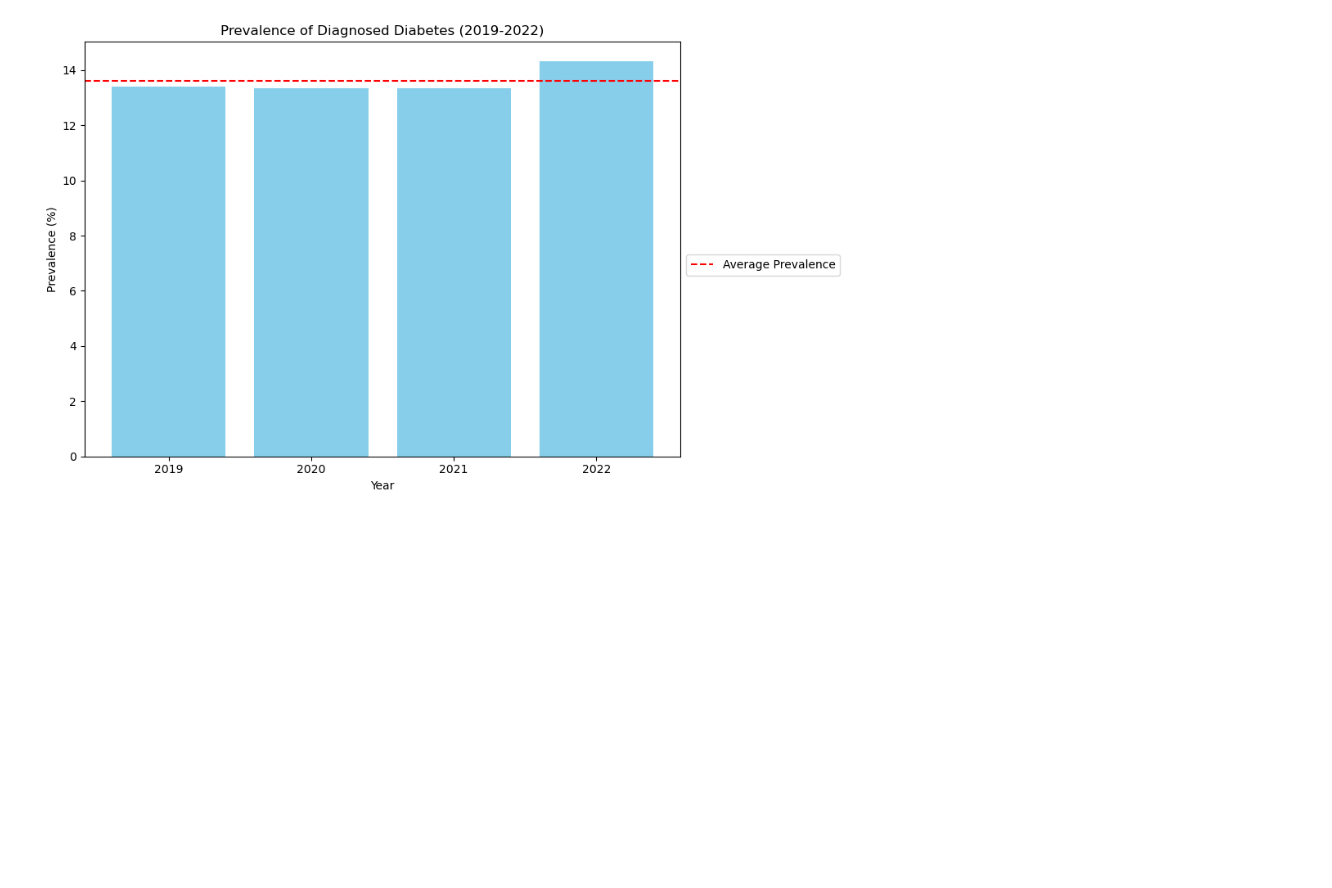
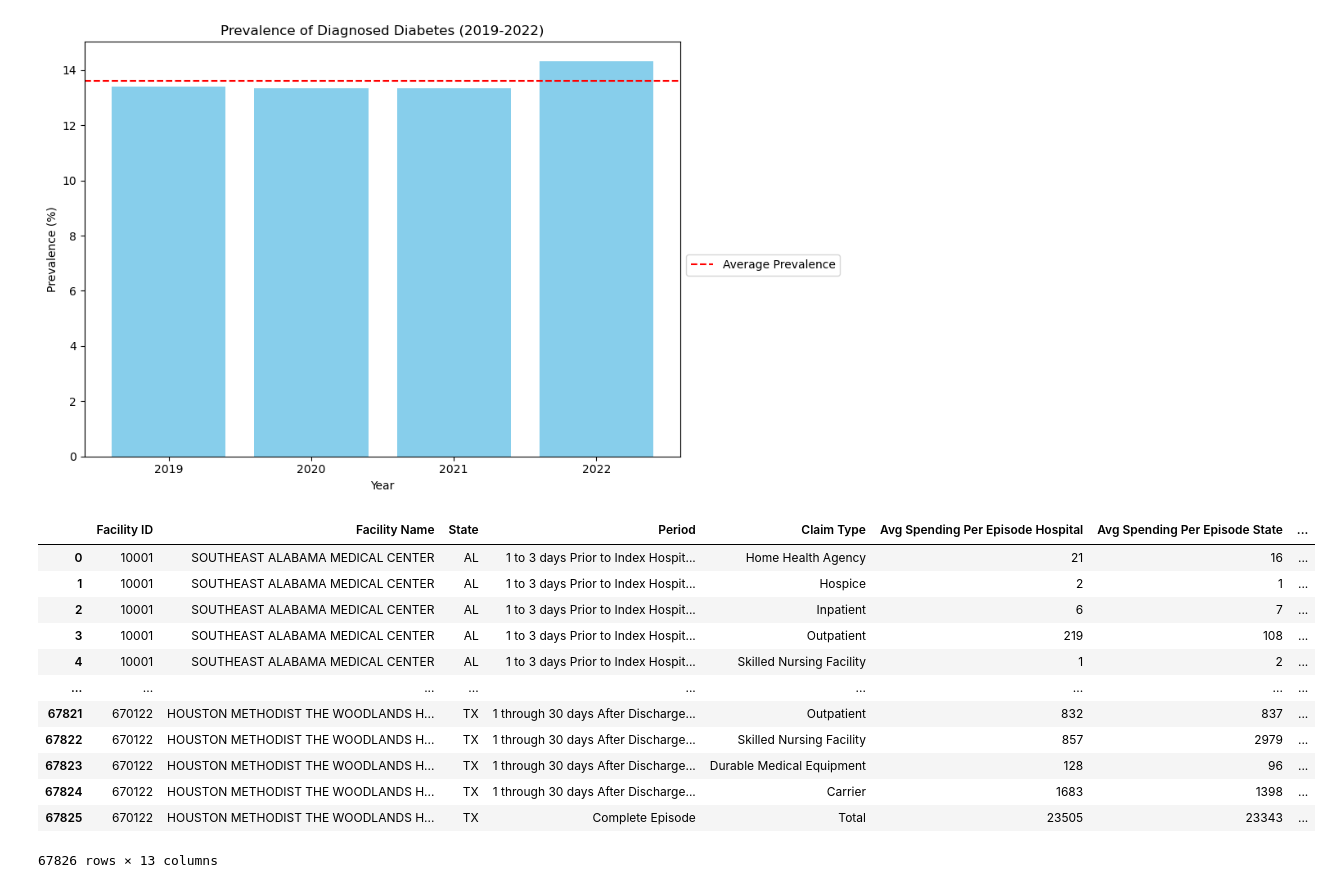
Before and after one commit to Khush0395/capstone_ptl, a Jupyter notebook: script/chronic_disease.ipynb, the cells around one changed output. Saved outputs shown, nothing was run; the diff lists cells and outputs as text; code cells hidden in the pictures; blank space fills up the shorter version.

```diff
--- a/script/chronic_disease.ipynb
+++ b/script/chronic_disease.ipynb
@@ -1021,3 +1021,20 @@ plt.tight_layout()
 plt.show()
 # %% [output]
 [figure]
+# %%
+medicare = pd.read_csv('../data/medicare hospital spending by claim.csv')
+medicare
+# %% [output]
+|  | Facility ID | Facility Name | State | Period | Claim Type | Avg Spending Per Episode Hospital | Avg Spending Per Episode State | ... |
+| 0 | 10001 | SOUTHEAST ALABAMA MEDICAL CENTER | AL | 1 to 3 days Prior to Index Hospit... | Home Health Agency | 21 | 16 | ... |
+| 1 | 10001 | SOUTHEAST ALABAMA MEDICAL CENTER | AL | 1 to 3 days Prior to Index Hospit... | Hospice | 2 | 1 | ... |
+| 2 | 10001 | SOUTHEAST ALABAMA MEDICAL CENTER | AL | 1 to 3 days Prior to Index Hospit... | Inpatient | 6 | 7 | ... |
+| 3 | 10001 | SOUTHEAST ALABAMA MEDICAL CENTER | AL | 1 to 3 days Prior to Index Hospit... | Outpatient | 219 | 108 | ... |
+| 4 | 10001 | SOUTHEAST ALABAMA MEDICAL CENTER | AL | 1 to 3 days Prior to Index Hospit... | Skilled Nursing Facility | 1 | 2 | ... |
+| ... | ... | ... | ... | ... | ... | ... | ... | ... |
+| 67821 | 670122 | HOUSTON METHODIST THE WOODLANDS H... | TX | 1 through 30 days After Discharge... | Outpatient | 832 | 837 | ... |
+| 67822 | 670122 | HOUSTON METHODIST THE WOODLANDS H... | TX | 1 through 30 days After Discharge... | Skilled Nursing Facility | 857 | 2979 | ... |
+| 67823 | 670122 | HOUSTON METHODIST THE WOODLANDS H... | TX | 1 through 30 days After Discharge... | Durable Medical Equipment | 128 | 96 | ... |
+| 67824 | 670122 | HOUSTON METHODIST THE WOODLANDS H... | TX | 1 through 30 days After Discharge... | Carrier | 1683 | 1398 | ... |
+| 67825 | 670122 | HOUSTON METHODIST THE WOODLANDS H... | TX | Complete Episode | Total | 23505 | 23343 | ... |
+67826 rows × 13 columns
```
Also changed, not shown: parts of 9 cells of this notebook, 4 other files.
